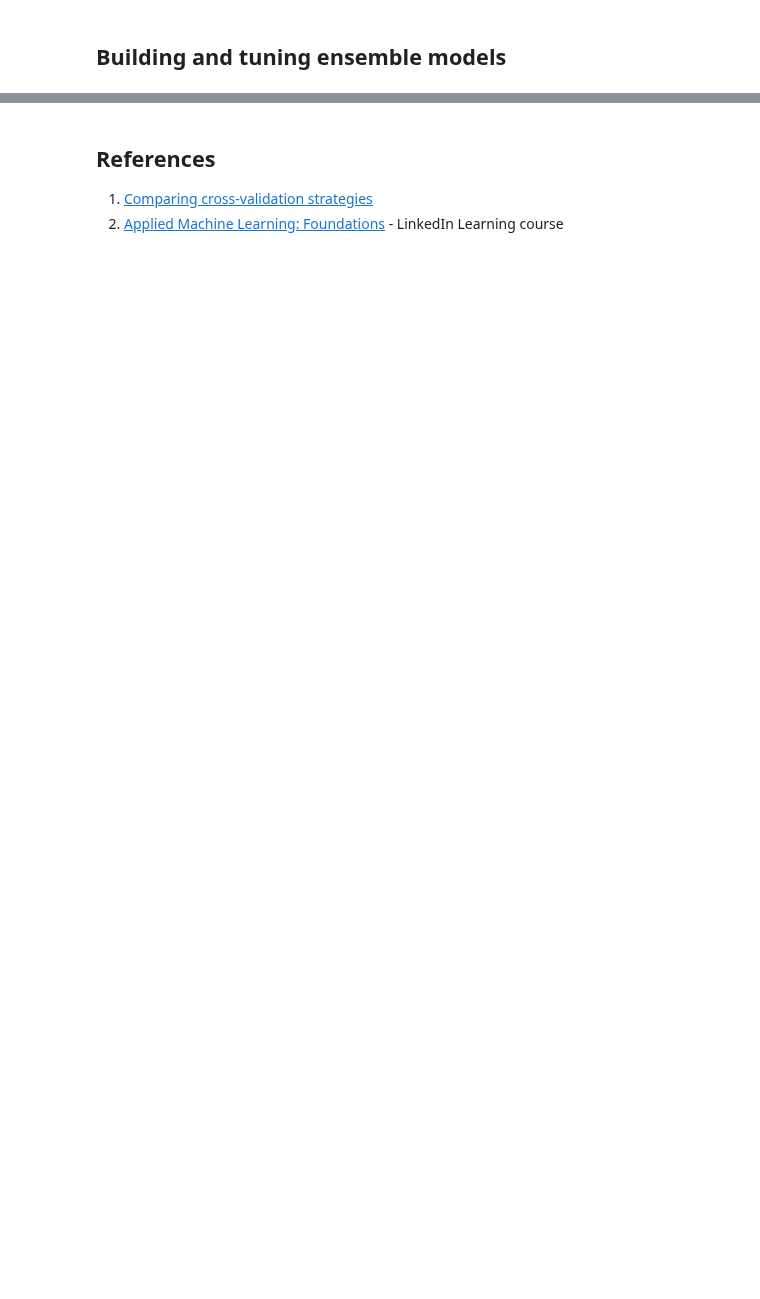
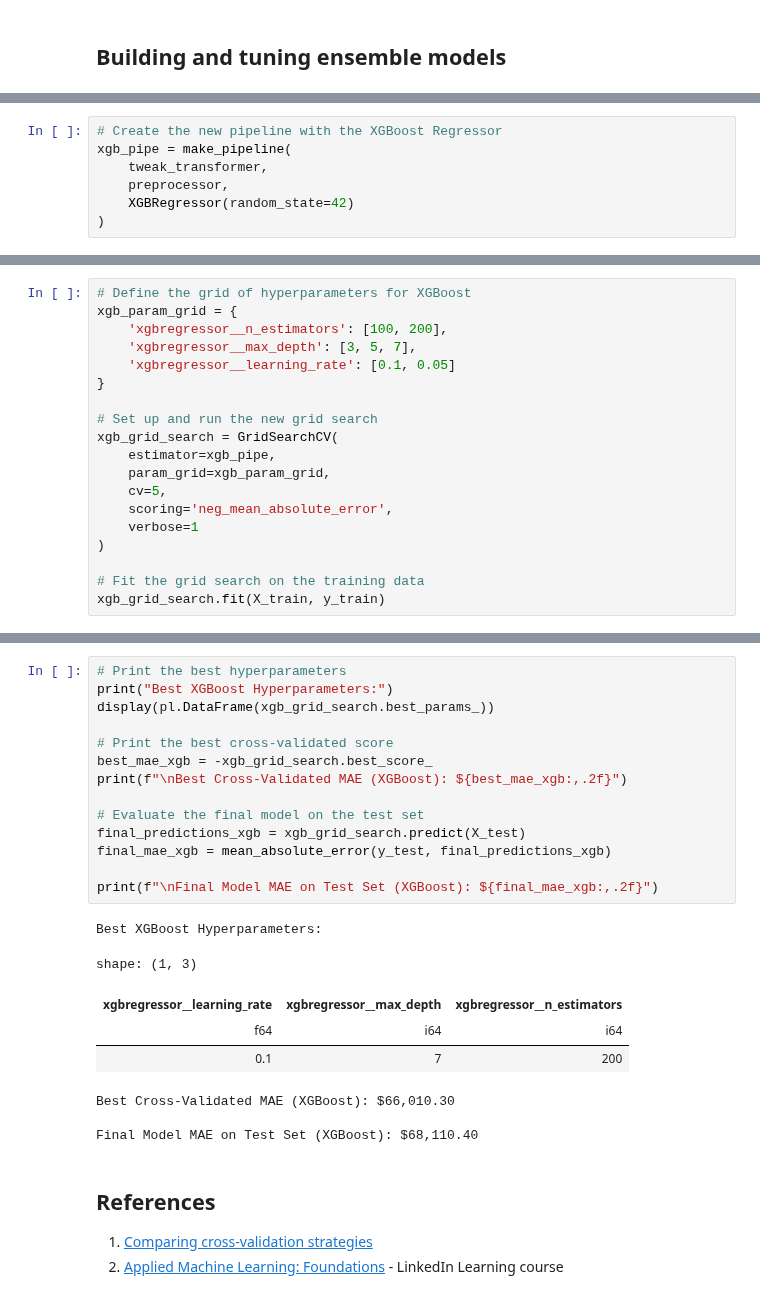
Before and after one commit to dataprogpy/code-samples, a Jupyter notebook: starter_files/07_robust_modeling_workflow.ipynb, the cells around one changed output, grey strips where cells are left out. Saved outputs shown, nothing was run; the diff lists cells and outputs as text; blank space fills up the shorter version.

```diff
--- a/starter_files/07_robust_modeling_workflow.ipynb
+++ b/starter_files/07_robust_modeling_workflow.ipynb
@@ -397,0 +399,7 @@ final_predictions = grid_search.predict(X_test)
+# %%
+# Create the new pipeline with the XGBoost Regressor
+xgb_pipe = make_pipeline(
+    tweak_transformer,
+    preprocessor,
+    XGBRegressor(random_state=42)
+)
@@ -397,0 +408,19 @@ final_predictions = grid_search.predict(X_test)
+# %%
+# Define the grid of hyperparameters for XGBoost
+xgb_param_grid = {
+    'xgbregressor__n_estimators': [100, 200],
+    'xgbregressor__max_depth': [3, 5, 7],
+    'xgbregressor__learning_rate': [0.1, 0.05]
+}
+
+# Set up and run the new grid search
+xgb_grid_search = GridSearchCV(
+    estimator=xgb_pipe,
+    param_grid=xgb_param_grid,
+    cv=5,
+    scoring='neg_mean_absolute_error',
+    verbose=1
+)
+
+# Fit the grid search on the training data
+xgb_grid_search.fit(X_train, y_train)
@@ -398,3 +446,26 @@ final_predictions = grid_search.predict(X_test)
+# %%
+# Print the best hyperparameters
+print("Best XGBoost Hyperparameters:")
+display(pl.DataFrame(xgb_grid_search.best_params_))
+
+# Print the best cross-validated score
+best_mae_xgb = -xgb_grid_search.best_score_
+print(f"\nBest Cross-Validated MAE (XGBoost): ${best_mae_xgb:,.2f}")
+
+# Evaluate the final model on the test set
+final_predictions_xgb = xgb_grid_search.predict(X_test)
+final_mae_xgb = mean_absolute_error(y_test, final_predictions_xgb)
+
+print(f"\nFinal Model MAE on Test Set (XGBoost): ${final_mae_xgb:,.2f}")
+# %% [output]
+Best XGBoost Hyperparameters:
+shape: (1, 3)
+| xgbregressor__learning_rate | xgbregressor__max_depth | xgbregressor__n_estimators |
+| f64 | i64 | i64 |
+| 0.1 | 7 | 200 |
+Best Cross-Validated MAE (XGBoost): $66,010.30
+
+Final Model MAE on Test Set (XGBoost): $68,110.40
 # %% [markdown]
 ## References
 
```
Also changed, not shown: parts of 11 cells of this notebook.
